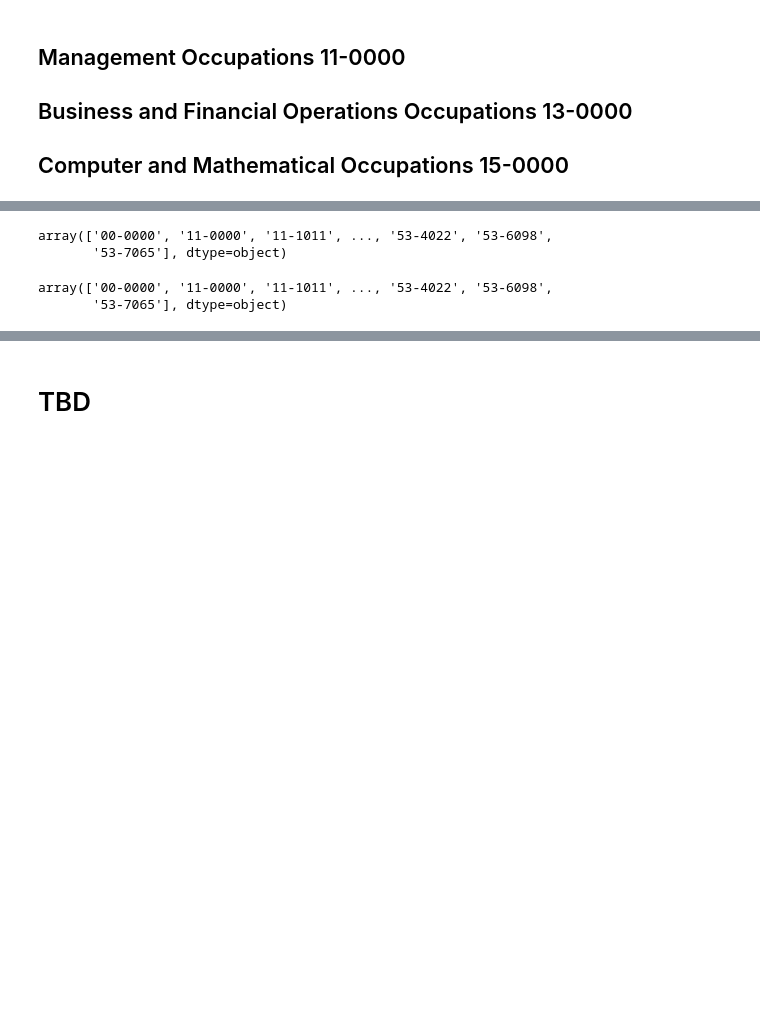
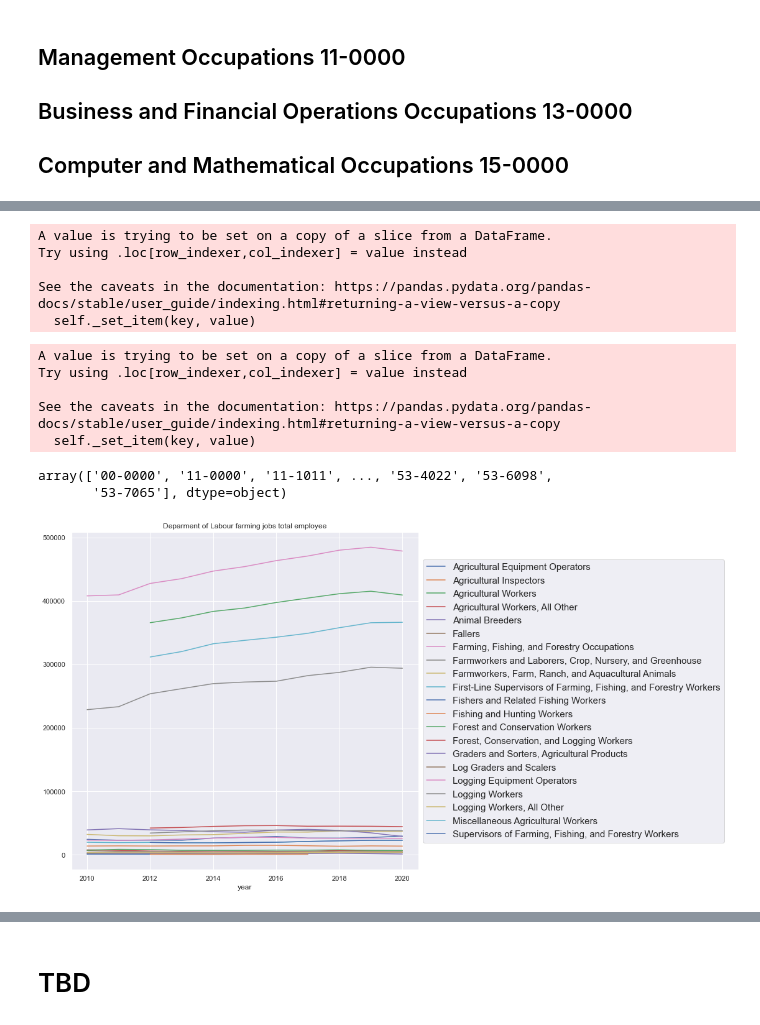
Before and after one commit to Tuguluke/CSCI5502, a Jupyter notebook: codes/src/notebooks/bdf_eda.ipynb, the cells around one changed output, grey strips where cells are left out. Drawn from its saved outputs; the diff is of its cells as text; code cells hidden in the pictures; blank space fills up the shorter version.

```diff
--- a/codes/src/notebooks/bdf_eda.ipynb
+++ b/codes/src/notebooks/bdf_eda.ipynb
@@ -111,5 +104,7 @@ df_all
 ## Computer and Mathematical Occupations 15-0000
 # %%
 df_tech = df_all[df_all.occ_code.str.startswith(('11', '13', '15'))]
+# %%
+df_farming = df_all[df_all.occ_code.str.startswith('45')]
 # %%
 df_computer = df_all[df_all.occ_code.str.startswith('15')]
@@ -186,5 +147,23 @@ array(['Computer and Mathematical Occupations',
+# %%
+df_farming['total employee'] = pd.to_numeric(df_farming['tot_emp'], errors='coerce')
+# %%
+df_computer['total employee'] = pd.to_numeric(df_computer['tot_emp'], errors='coerce')
+# %% [output]
+A value is trying to be set on a copy of a slice from a DataFrame.
+Try using .loc[row_indexer,col_indexer] = value instead
+
+See the caveats in the documentation: https://pandas.pydata.org/pandas-docs/stable/user_guide/indexing.html#returning-a-view-versus-a-copy
+  self._set_item(key, value)
+# %%
+df_farming['mean salary'] = pd.to_numeric(df_farming['a_mean'], errors='coerce')
 # %%
-df_all['mean salary'] = pd.to_numeric(df_all['a_mean'], errors='coerce')
+df_computer['mean salary'] = pd.to_numeric(df_computer['a_mean'], errors='coerce')
+# %% [output]
+A value is trying to be set on a copy of a slice from a DataFrame.
+Try using .loc[row_indexer,col_indexer] = value instead
+
+See the caveats in the documentation: https://pandas.pydata.org/pandas-docs/stable/user_guide/indexing.html#returning-a-view-versus-a-copy
+  self._set_item(key, value)
 # %%
 # major_groups = df_all['occ_code'].str.endswith('0000') # endswith 0000 is the mother node?
 major_groups = df_all['occ_code']
@@ -193,10 +172,7 @@ df_all['occ_code'].unique()
 array(['00-0000', '11-0000', '11-1011', ..., '53-4022', '53-6098',
        '53-7065'], dtype=object)
 # %%
-df_all['occ_code'].unique()
+# df_computer['occ_code'].unique()
-# %% [output]
-array(['00-0000', '11-0000', '11-1011', ..., '53-4022', '53-6098',
-       '53-7065'], dtype=object)
 # %%
 # sns.lineplot(data=df_all[major_groups], x='year', y='mean salary', hue='occ_title')
 # plt.legend(bbox_to_anchor=(1.05, 1), loc=2)
@@ -205,0 +183,14 @@ titles = sorted(list(df_all['occ_title'].unique()))
+# %%
+# df_farming.set_index('year', inplace=True)
+
+#group data by product and display sales as line chart
+ax = df_farming.groupby('occ_title')['total employee'].plot(figsize=(10, 10))
+plt.legend(loc='center left', bbox_to_anchor=(1.0, 0.5), prop={'size': 15})
+
+title_timeplot = 'Deparment of Labour farming jobs total employee'
+plt.title( title_timeplot )
+plt.suptitle('') # that's what you're after
+# ax.set_xlabel("Year");
+ax = plt.show()
+# %% [output]
+[figure, added]
```
Also changed, not shown: parts of 22 cells of this notebook, 44 other files.
